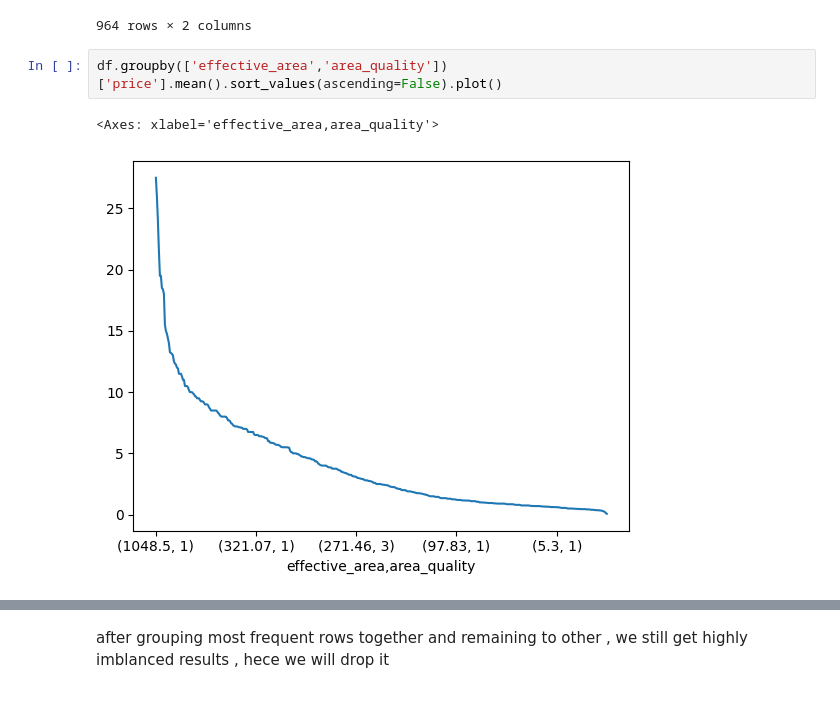
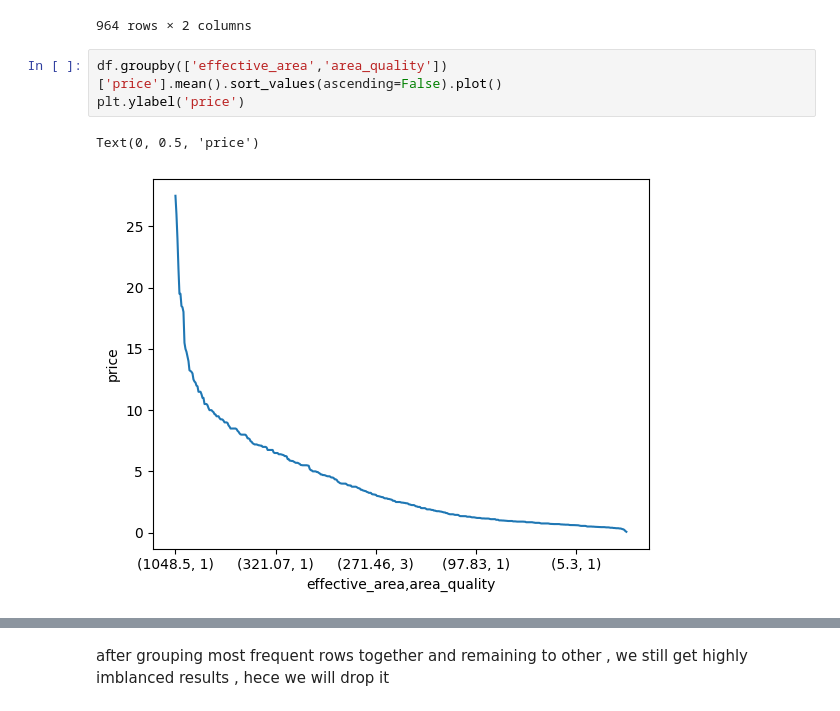
Before and after one commit to PremKarhale/Machine-learning, a Jupyter notebook: Projects/MegaProject1.ipynb, the cells around one changed output, grey strips where cells are left out. Drawn from its saved outputs; the diff is of its cells as text.

```diff
--- a/Projects/MegaProject1.ipynb
+++ b/Projects/MegaProject1.ipynb
@@ -385,6 +385,7 @@ df[['effective_area','area_quality']]
 964 rows × 2 columns
 # %%
 df.groupby(['effective_area','area_quality'])['price'].mean().sort_values(ascending=False).plot()
+plt.ylabel('price')
 # %% [output]
-<Axes: xlabel='effective_area,area_quality'>
+Text(0, 0.5, 'price')
-[figure, old version]
+[figure, new version]
```
Also changed, not shown: parts of 12 cells of this notebook.
